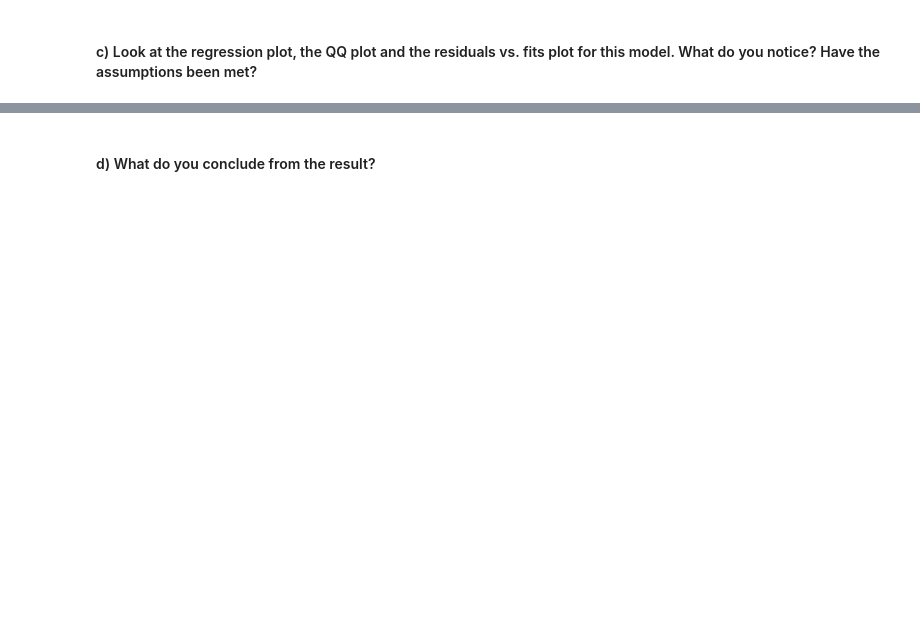
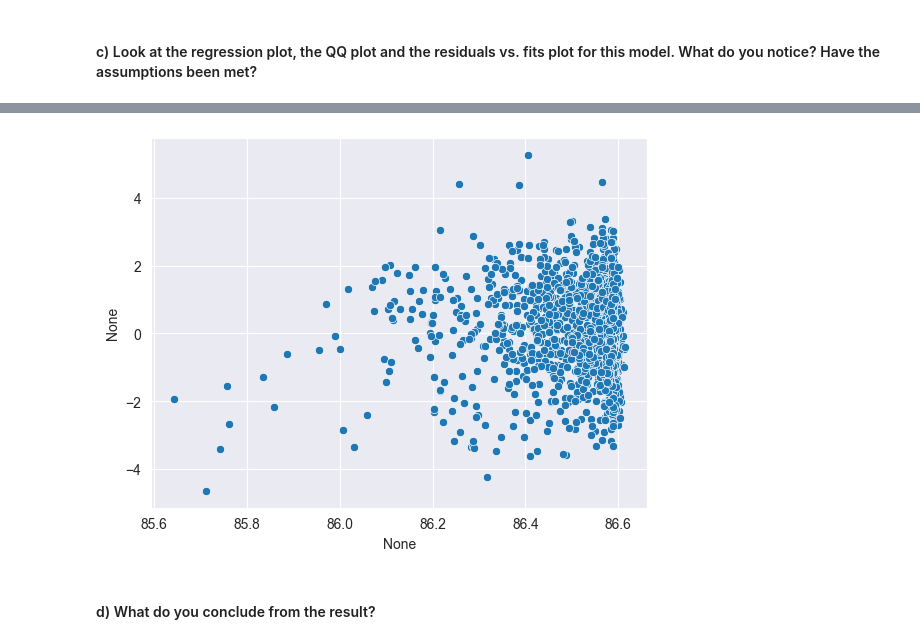
Before and after one commit to FaceEnte/Applied-Statistics, a Jupyter notebook: data/files_for_problem_sheets/sheet_15/railway3.ipynb, the cells around one changed output, grey strips where cells are left out. Drawn from its saved outputs; the diff is of its cells as text; code cells hidden in the pictures; blank space fills up the shorter version.

```diff
--- a/data/files_for_problem_sheets/sheet_15/railway3.ipynb
+++ b/data/files_for_problem_sheets/sheet_15/railway3.ipynb
@@ -20,2 +72,7 @@ Applied Statistics
+# %%
+sns.scatterplot(x=m3.fittedvalues, y=m3.resid)
+None
+# %% [output]
+[figure, added]
 # %% [markdown]
 #### d) What do you conclude from the result?
```
Also changed, not shown: parts of 11 cells of this notebook, 1 other file.
